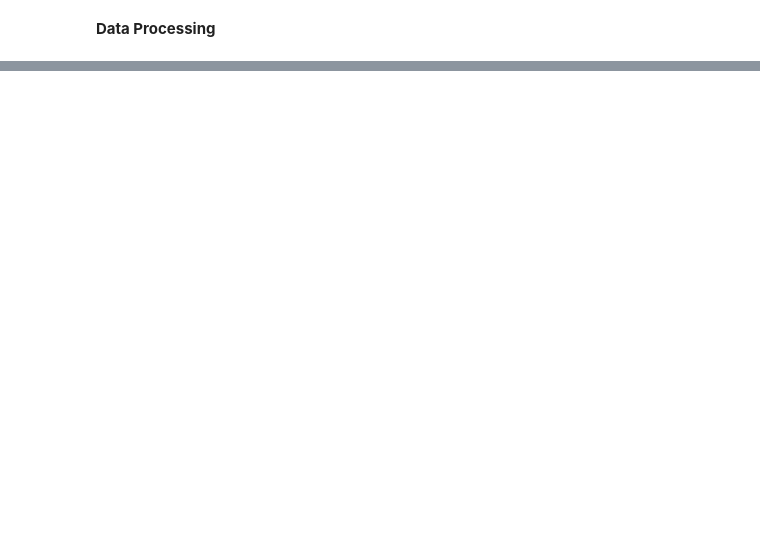
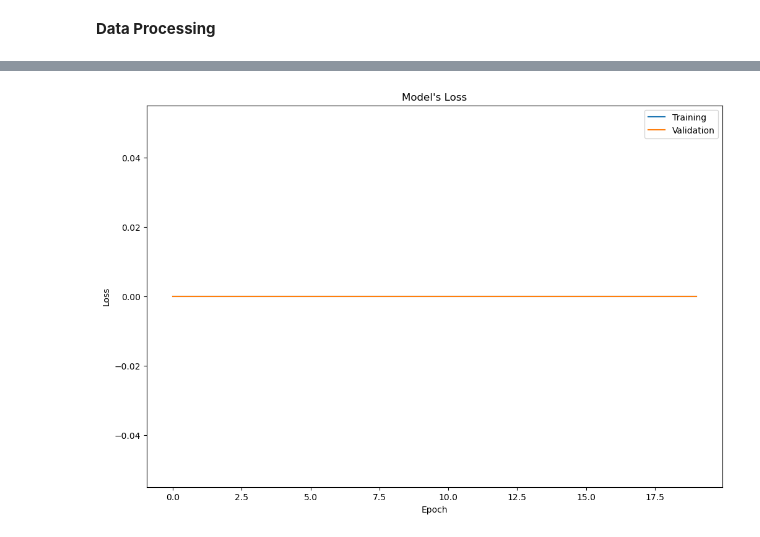
Before and after one commit to DangGiaChi/Deep-Learning-for-Computer-Vision-with-Python-and-TensorFlow-Course, a Jupyter notebook: Malaria_Detection_1/Number_Recognition.ipynb, the cells around one changed output, grey strips where cells are left out. Drawn from its saved outputs; the diff is of its cells as text; code cells hidden in the pictures; blank space fills up the shorter version.

Commit message:
Model performs poorly

```diff
--- a/Malaria_Detection_1/Number_Recognition.ipynb
+++ b/Malaria_Detection_1/Number_Recognition.ipynb
@@ -120,0 +108,2 @@ val_dataset = val_dataset.shuffle(buffer_size=BUFFER_SIZE, reshuffle_each_iterat
+# %%
+IMG_SIZE = 28
@@ -120,0 +112,25 @@ val_dataset = val_dataset.shuffle(buffer_size=BUFFER_SIZE, reshuffle_each_iterat
+# %%
+relu_model = Sequential([
+    InputLayer(input_shape = (IMG_SIZE, IMG_SIZE, 1)),
+
+    Conv2D(filters=64, kernel_size=3, padding="same", activation = "relu"),
+    BatchNormalization(),
+    MaxPool2D(pool_size=2, strides=2),
+
+    Conv2D(filters=32, kernel_size=3, padding="valid", activation = "relu"),
+    BatchNormalization(),
+    MaxPool2D(pool_size=2, strides=2),
+
+
+    Flatten(),
+
+    Dense(300, activation = "relu"),
+    BatchNormalization(),
+
+    Dense(84, activation = "relu"),
+    BatchNormalization(),
+
+    Dense(1, activation = "softmax")
+])
+
+relu_model.summary()
@@ -120,0 +155,6 @@ val_dataset = val_dataset.shuffle(buffer_size=BUFFER_SIZE, reshuffle_each_iterat
+# %%
+relu_model.compile(optimizer=Adam(learning_rate=0.5),
+                             loss = CategoricalCrossentropy(from_logits=True),
+                             metrics = "accuracy")
+# %%
+process = relu_model.fit(train_dataset,validation_data=val_dataset, epochs=20, verbose=1)
@@ -120,0 +176,12 @@ val_dataset = val_dataset.shuffle(buffer_size=BUFFER_SIZE, reshuffle_each_iterat
+# %%
+plt.figure(figsize=(12,8))
+plt.plot(process.history["loss"])
+plt.plot(process.history["val_loss"])
+plt.xlabel("Epoch")
+plt.ylabel("Loss")
+plt.legend(["Training", "Validation"])
+plt.title("Model's Loss")
+
+plt.show();
+# %% [output]
+[figure, added]
```
Also changed, not shown: parts of 16 cells of this notebook.
